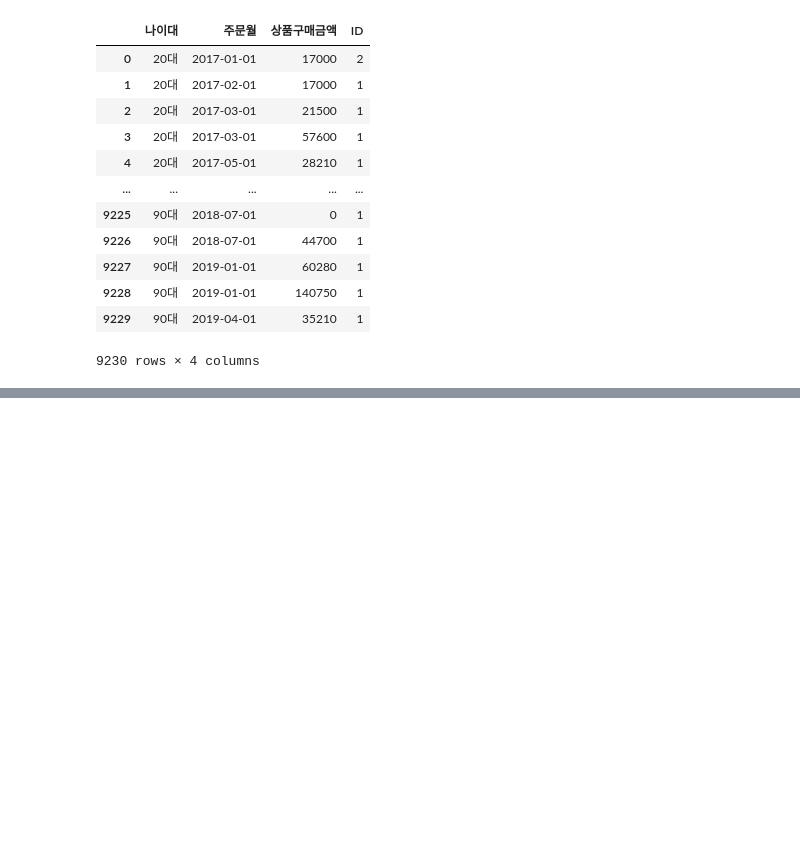
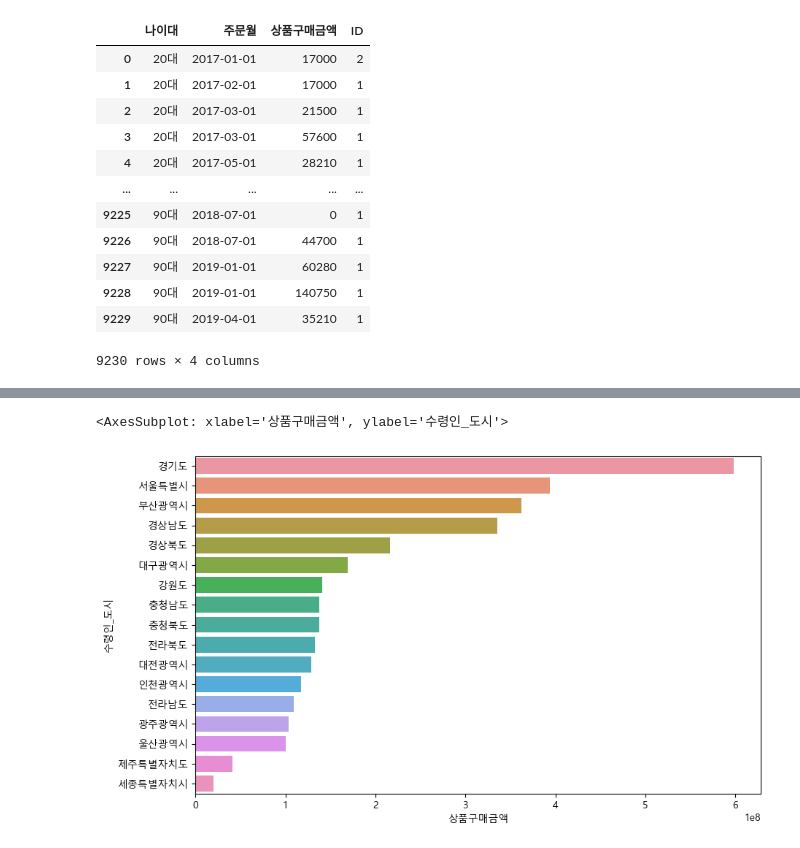
Before and after one commit to Liamns/1_project, a Jupyter notebook: jwp.ipynb, the cells around one changed output, grey strips where cells are left out. Cells and saved outputs as stored; diff of their text form; code cells hidden in the pictures; blank space fills up the shorter version.

```diff
--- a/jwp.ipynb
+++ b/jwp.ipynb
@@ -653,0 +634,2 @@ Did you mean "base"?
+# %%
+dt1['수령인_도시'] = dt1['수령인 주소'].dropna().apply(lambda x: x.split(' ')[0])
@@ -653,0 +643,5 @@ Did you mean "base"?
+# %%
+dt1['수령인_도시'] = dt1['수령인_도시'].replace('충북','충청북도').replace('경기','경기도').replace('광주','광주광역시').replace('서울','서울특별시').replace('경남','경상남도').replace('강원','강원도').replace('인천','인천광역시').replace('부산','부산광역시').replace('경북','경상북도')
+# %%
+dt1_city_price = dt1.groupby('수령인_도시', as_index=False)[['상품구매금액']].sum().sort_values(by='상품구매금액', ascending=False)
+dt1_city_price
@@ -653,0 +667,6 @@ Did you mean "base"?
+# %%
+plt.figure(figsize=(10,6))
+sns.barplot(data=dt1_city_price, x = '상품구매금액', y = '수령인_도시')
+# %% [output]
+<AxesSubplot: xlabel='상품구매금액', ylabel='수령인_도시'>
+[figure, added]
```
Also changed, not shown: parts of 33 cells of this notebook.
